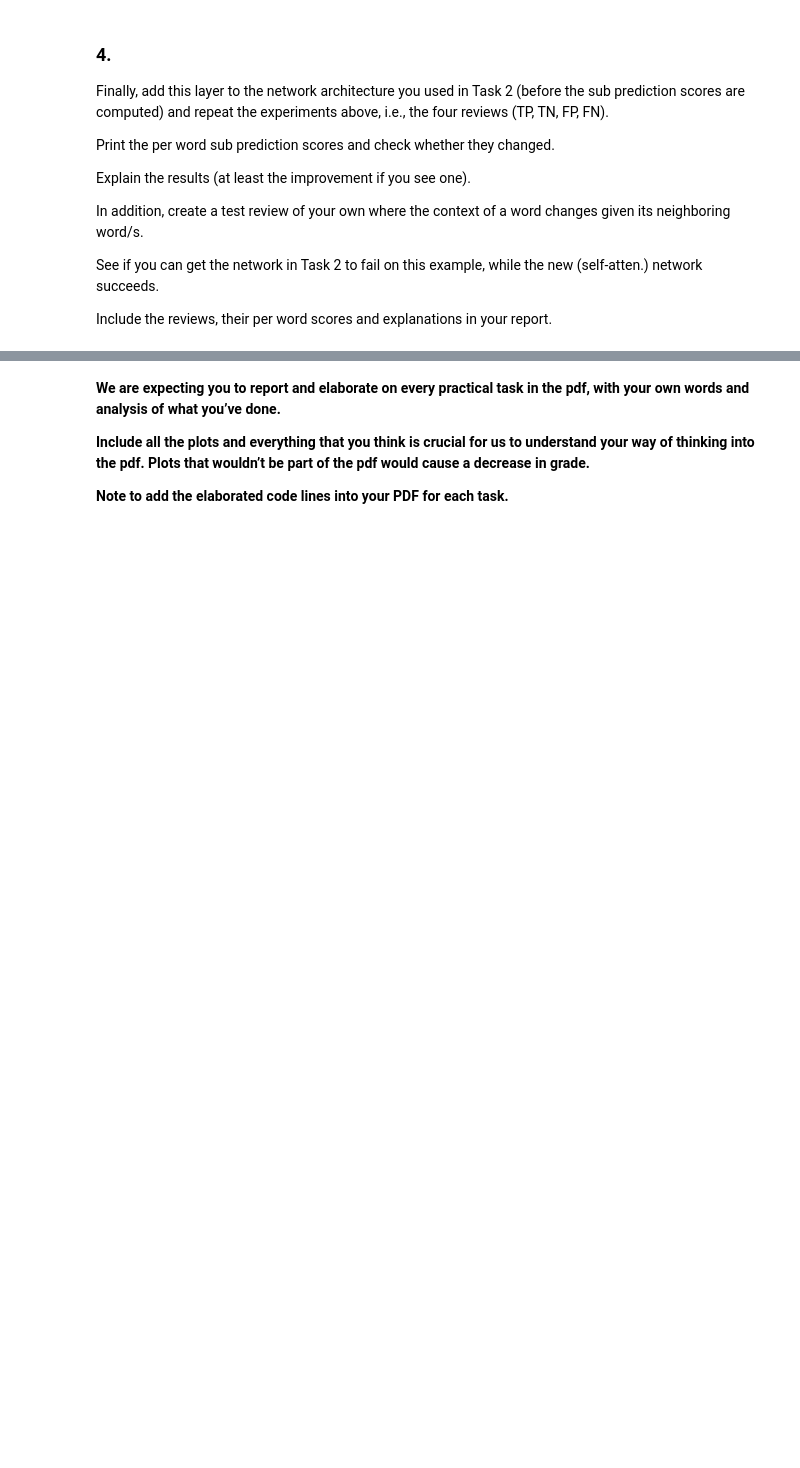
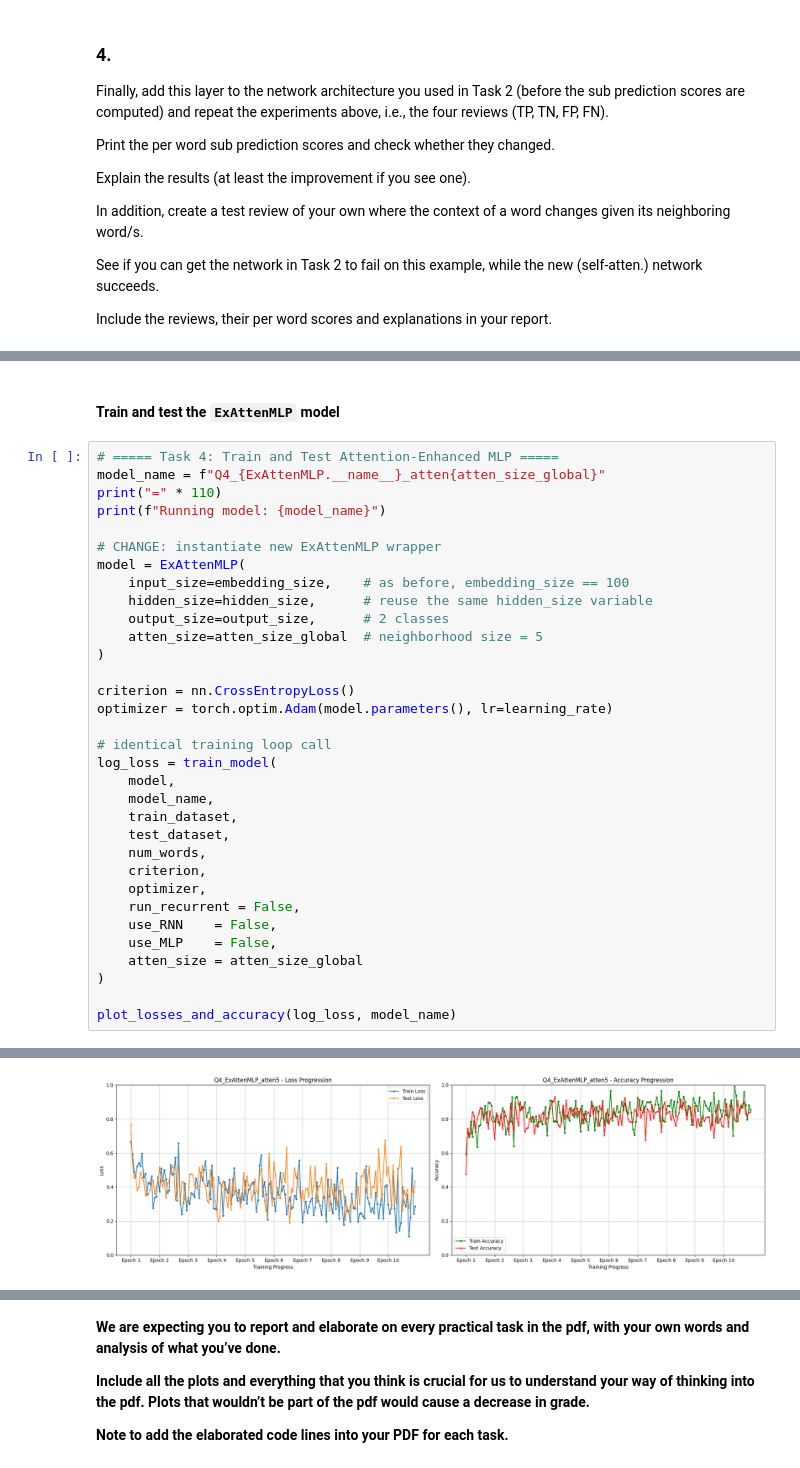
Before and after one commit to NathanP23/Introduction-to-Deep-Learning-67822, a Jupyter notebook: Ex3/Ex3Sol.ipynb, the cells around one changed output, grey strips where cells are left out. Drawn from its saved outputs; the diff is of its cells as text; blank space fills up the shorter version.

```diff
--- a/Ex3/Ex3Sol.ipynb
+++ b/Ex3/Ex3Sol.ipynb
@@ -944,0 +1072,36 @@ Include the reviews, their per word scores and explanations in your report.
+# %% [markdown]
+#### Train and test the `ExAttenMLP` model
+# %%
+# ===== Task 4: Train and Test Attention-Enhanced MLP =====
+model_name = f"Q4_{ExAttenMLP.__name__}_atten{atten_size_global}"
+print("=" * 110)
+print(f"Running model: {model_name}")
+
+# CHANGE: instantiate new ExAttenMLP wrapper
+model = ExAttenMLP(
+    input_size=embedding_size,    # as before, embedding_size == 100
+    hidden_size=hidden_size,      # reuse the same hidden_size variable
+    output_size=output_size,      # 2 classes
+    atten_size=atten_size_global  # neighborhood size = 5
+)
+
+criterion = nn.CrossEntropyLoss()
+optimizer = torch.optim.Adam(model.parameters(), lr=learning_rate)
+
+# identical training loop call
+log_loss = train_model(
+    model,
+    model_name,
+    train_dataset,
+    test_dataset,
+    num_words,
+    criterion,
+    optimizer,
+    run_recurrent = False,
+    use_RNN    = False,
+    use_MLP    = False,
+    atten_size = atten_size_global
+)
+
+plot_losses_and_accuracy(log_loss, model_name)
+# %% [output]
@@ -944,0 +1120 @@ Include the reviews, their per word scores and explanations in your report.
+[figure, added]
```
Also changed, not shown: parts of 32 cells of this notebook, 22 other files.
